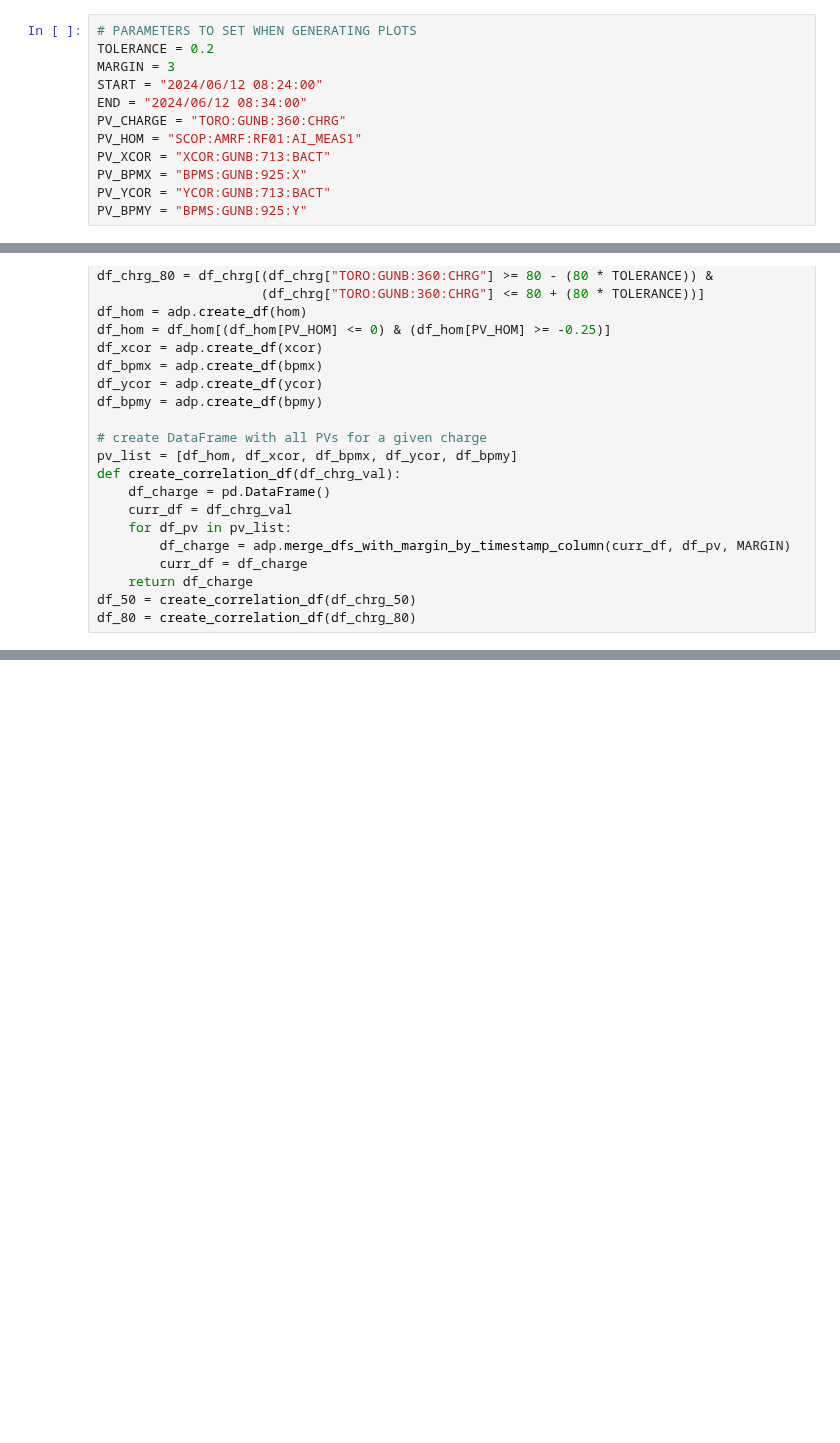
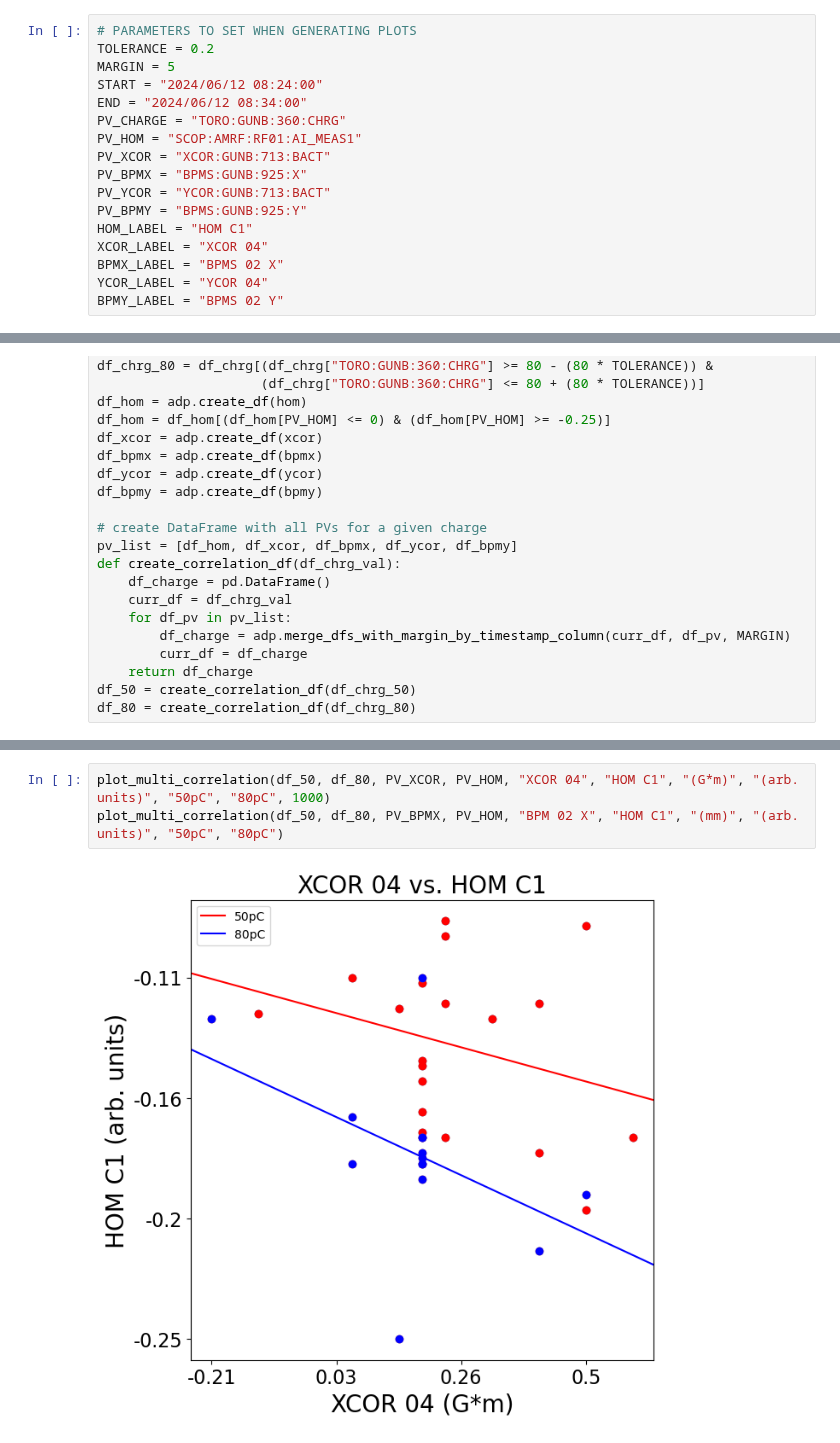
Before and after one commit to jpgtordilla/hombom24, a Jupyter notebook: CULMINATION/generate_multiplots.ipynb, the cells around one changed output, grey strips where cells are left out. Saved outputs shown, nothing was run; the diff lists cells and outputs as text; blank space fills up the shorter version.

Commit message:
created xcor and bpmx multiplots
both correlations for 50pC and 80pC plotted on same graph

```diff
--- a/CULMINATION/generate_multiplots.ipynb
+++ b/CULMINATION/generate_multiplots.ipynb
@@ -9,7 +9,7 @@ warnings.filterwarnings('ignore')
 # %%
 # PARAMETERS TO SET WHEN GENERATING PLOTS
 TOLERANCE = 0.2
-MARGIN = 3
+MARGIN = 5
 START = "2024/06/12 08:24:00"
 END = "2024/06/12 08:34:00"
 PV_CHARGE = "TORO:GUNB:360:CHRG"
@@ -18,6 +18,11 @@ PV_XCOR = "XCOR:GUNB:713:BACT"
 PV_BPMX = "BPMS:GUNB:925:X"
 PV_YCOR = "YCOR:GUNB:713:BACT"
 PV_BPMY = "BPMS:GUNB:925:Y"
+HOM_LABEL = "HOM C1"
+XCOR_LABEL = "XCOR 04"
+BPMX_LABEL = "BPMS 02 X"
+YCOR_LABEL = "YCOR 04"
+BPMY_LABEL = "BPMS 02 Y"
 # %%
 # create DataFrames for each PV
 chrg_all = adp.pv(PV_CHARGE, START, END)
@@ -74,0 +81,5 @@ plt.show()
+# %%
+plot_multi_correlation(df_50, df_80, PV_XCOR, PV_HOM, "XCOR 04", "HOM C1", "(G*m)", "(arb. units)", "50pC", "80pC", 1000)
+plot_multi_correlation(df_50, df_80, PV_BPMX, PV_HOM, "BPM 02 X", "HOM C1", "(mm)", "(arb. units)", "50pC", "80pC")
+# %% [output]
+[figure, added]
```
Also changed, not shown: parts of 2 cells of this notebook, 2 other files.
